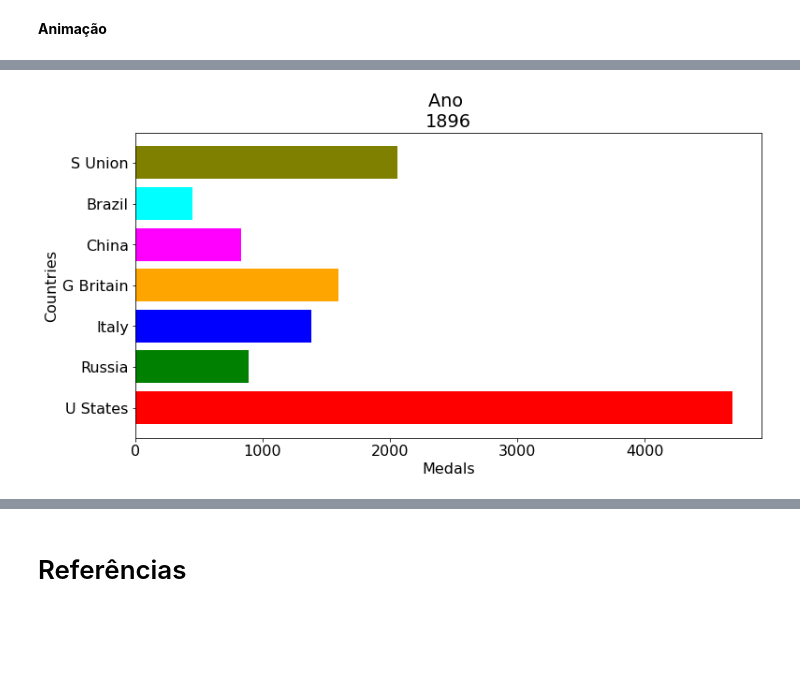
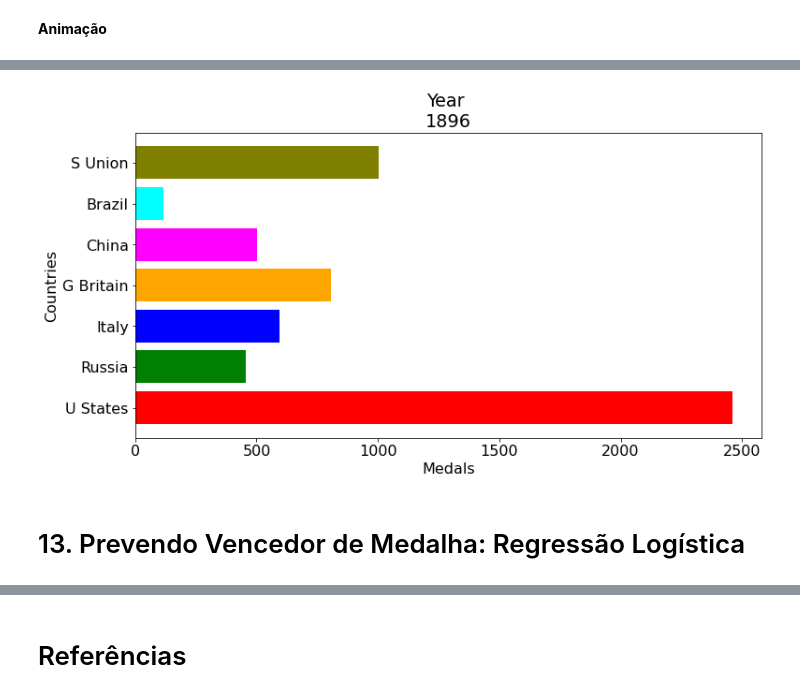
Before and after one commit to barbaracarnauba/repo_analise_dados_jogos_olimpicos, a Jupyter notebook: Analise_Dados_120_Anos_de_Historia_das_Olimpiadas.ipynb, the cells around one changed output, grey strips where cells are left out. Drawn from its saved outputs; the diff is of its cells as text; code cells hidden in the pictures; blank space fills up the shorter version.

```diff
--- a/Analise_Dados_120_Anos_de_Historia_das_Olimpiadas.ipynb
+++ b/Analise_Dados_120_Anos_de_Historia_das_Olimpiadas.ipynb
@@ -489,0 +550,3 @@ dtype: int64
+# %%
+df_medalhistas_por_pais = df_medalhistas[colunas[6::]]
+df_medalhistas_por_pais.shape
@@ -489,0 +555,2 @@ dtype: int64
+# %%
+df_medalhistas_por_pais.drop_duplicates(inplace=True)
@@ -530,13 +605,13 @@ def serie_temporal_medalhas_por_pais(df, nome_pais):
   df_medalhas_pais= df_medalhistas_pais.groupby(['Year']).sum().reset_index()
   return df_medalhas_pais
 # %%
-df_medalhas_eua = serie_temporal_medalhas_por_pais(df_medalhistas, 'United States')
-df_medalhas_china = serie_temporal_medalhas_por_pais(df_medalhistas, 'China')
-df_medalhas_uniaosovietica = serie_temporal_medalhas_por_pais(df_medalhistas, 'Soviet Union')
-df_medalhas_russia = serie_temporal_medalhas_por_pais(df_medalhistas, 'Russia')
-df_medalhas_grabretanha = serie_temporal_medalhas_por_pais(df_medalhistas, 'Great Britain')
-df_medalhas_italia = serie_temporal_medalhas_por_pais(df_medalhistas, 'Italy')
-df_medalhas_brasil = serie_temporal_medalhas_por_pais(df_medalhistas, 'Brazil')
+df_medalhas_eua = serie_temporal_medalhas_por_pais(df_medalhistas_por_pais, 'United States')
+df_medalhas_china = serie_temporal_medalhas_por_pais(df_medalhistas_por_pais, 'China')
+df_medalhas_uniaosovietica = serie_temporal_medalhas_por_pais(df_medalhistas_por_pais, 'Soviet Union')
+df_medalhas_russia = serie_temporal_medalhas_por_pais(df_medalhistas_por_pais, 'Russia')
+df_medalhas_grabretanha = serie_temporal_medalhas_por_pais(df_medalhistas_por_pais, 'Great Britain')
+df_medalhas_italia = serie_temporal_medalhas_por_pais(df_medalhistas_por_pais, 'Italy')
+df_medalhas_brasil = serie_temporal_medalhas_por_pais(df_medalhistas_por_pais, 'Brazil')
 # %%
 plt.rcParams.update({'font.size': 16})
 # %%
@@ -590,13 +665,13 @@ def conta_medalhas_pais_todos_anos(df, df_pais, nome_pais):
 
   return df_novo
 # %%
-italy = conta_medalhas_pais_todos_anos(df_athlete_events, df_medalhas_italia,'Italy')
-grabretanha = conta_medalhas_pais_todos_anos(df_athlete_events, df_medalhas_grabretanha,'G Britain')
-russia = conta_medalhas_pais_todos_anos(df_athlete_events, df_medalhas_russia,'Russia')
-eua = conta_medalhas_pais_todos_anos(df_athlete_events, df_medalhas_eua,'U States')
-china = conta_medalhas_pais_todos_anos(df_athlete_events, df_medalhas_china,'China')
-brasil = conta_medalhas_pais_todos_anos(df_athlete_events, df_medalhas_brasil,'Brazil')
-uniaosovietica = conta_medalhas_pais_todos_anos(df_athlete_events, df_medalhas_uniaosovietica,'S Union')
+italy = conta_medalhas_pais_todos_anos(df_medalhistas_por_pais, df_medalhas_italia,'Italy')
+grabretanha = conta_medalhas_pais_todos_anos(df_medalhistas_por_pais, df_medalhas_grabretanha,'G Britain')
+russia = conta_medalhas_pais_todos_anos(df_medalhistas_por_pais, df_medalhas_russia,'Russia')
+eua = conta_medalhas_pais_todos_anos(df_medalhistas_por_pais, df_medalhas_eua,'U States')
+china = conta_medalhas_pais_todos_anos(df_medalhistas_por_pais, df_medalhas_china,'China')
+brasil = conta_medalhas_pais_todos_anos(df_medalhistas_por_pais, df_medalhas_brasil,'Brazil')
+uniaosovietica = conta_medalhas_pais_todos_anos(df_medalhistas_por_pais, df_medalhas_uniaosovietica,'S Union')
 # %%
 lst_paises_concat = [eua,
                      russia['Russia'],
@@ -661,22 +736,24 @@ result2
 # %%
 from IPython.display import HTML
 
 fig = plt.figure(figsize=(12,6))
 
 def drawframe(i=int):
     iv = min(i, len(result2.index)-1) #the loop iterates an extra one time, which causes the dataframes to go out of bounds. This was the easiest (most lazy) way to solve this :)
     objects = result2.max().index
     y_pos = np.arange(len(objects))
     performance = result2.iloc[[iv]].values.tolist()[0]
     plt.barh(y_pos, performance, align='center', color=['red', 'green', 'blue', 'orange','magenta','cyan','olive'])
     plt.yticks(y_pos, objects)
     plt.xlabel('Medals')
     plt.ylabel('Countries')
-    plt.title('Ano \n' + str(result2.index[iv].strftime('%Y')))
+    plt.title('Year \n' + str(result2.index[iv].strftime('%Y')))
     #plt.tight_layout()
 
 anim = ani.FuncAnimation(fig, drawframe, interval=500)
 HTML(anim.to_html5_video())
 # %% [output]
 [interactive output not drawn]
-[figure, old version]
+[figure, new version]
+# %% [markdown]
+# 13. Prevendo Vencedor de Medalha: Regressão Logística
```
Also changed, not shown: parts of 69 cells of this notebook.
